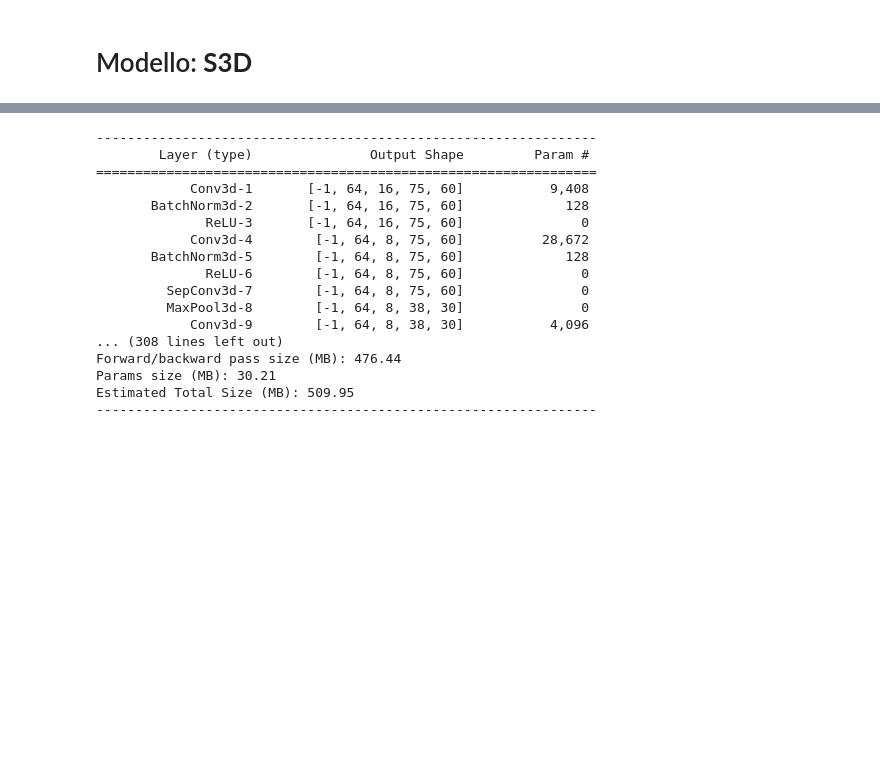
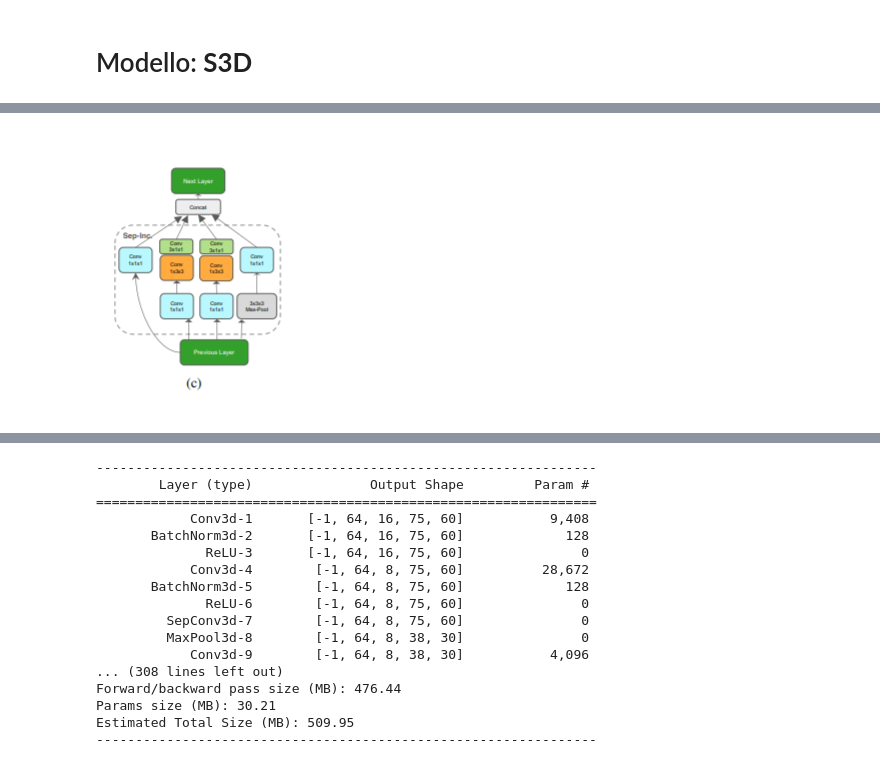
Before and after one commit to Elmaravilla7/ProgettoCV, a Jupyter notebook: Esame204898.ipynb, the cells around one changed output, grey strips where cells are left out. Saved outputs shown, nothing was run; the diff lists cells and outputs as text; code cells hidden in the pictures; blank space fills up the shorter version.

```diff
--- a/Esame204898.ipynb
+++ b/Esame204898.ipynb
@@ -186,0 +212,4 @@ plt.show()
+# %%
+Image("./1.PNG")
+# %% [output]
+[figure, added]
```
Also changed, not shown: parts of 15 cells of this notebook.
